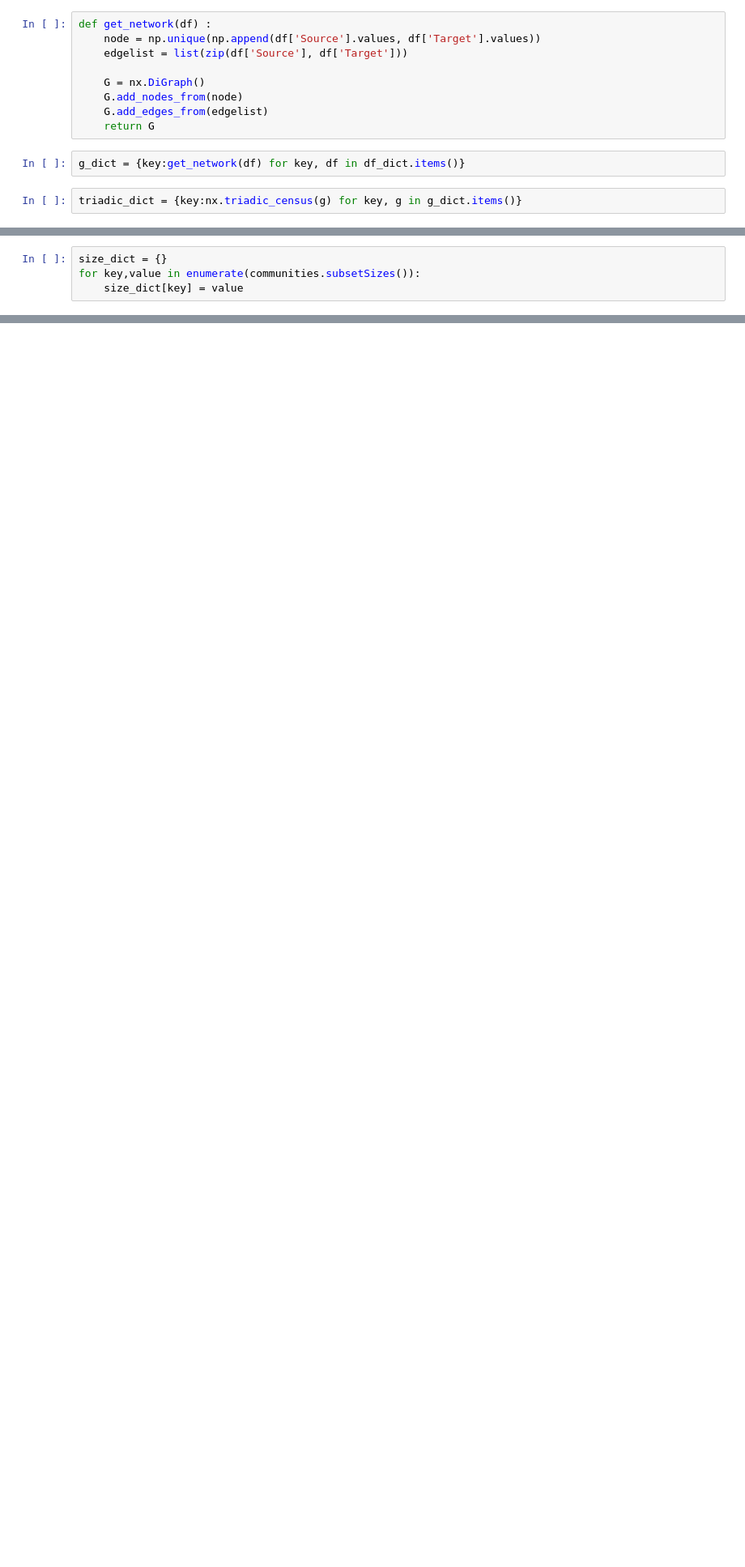
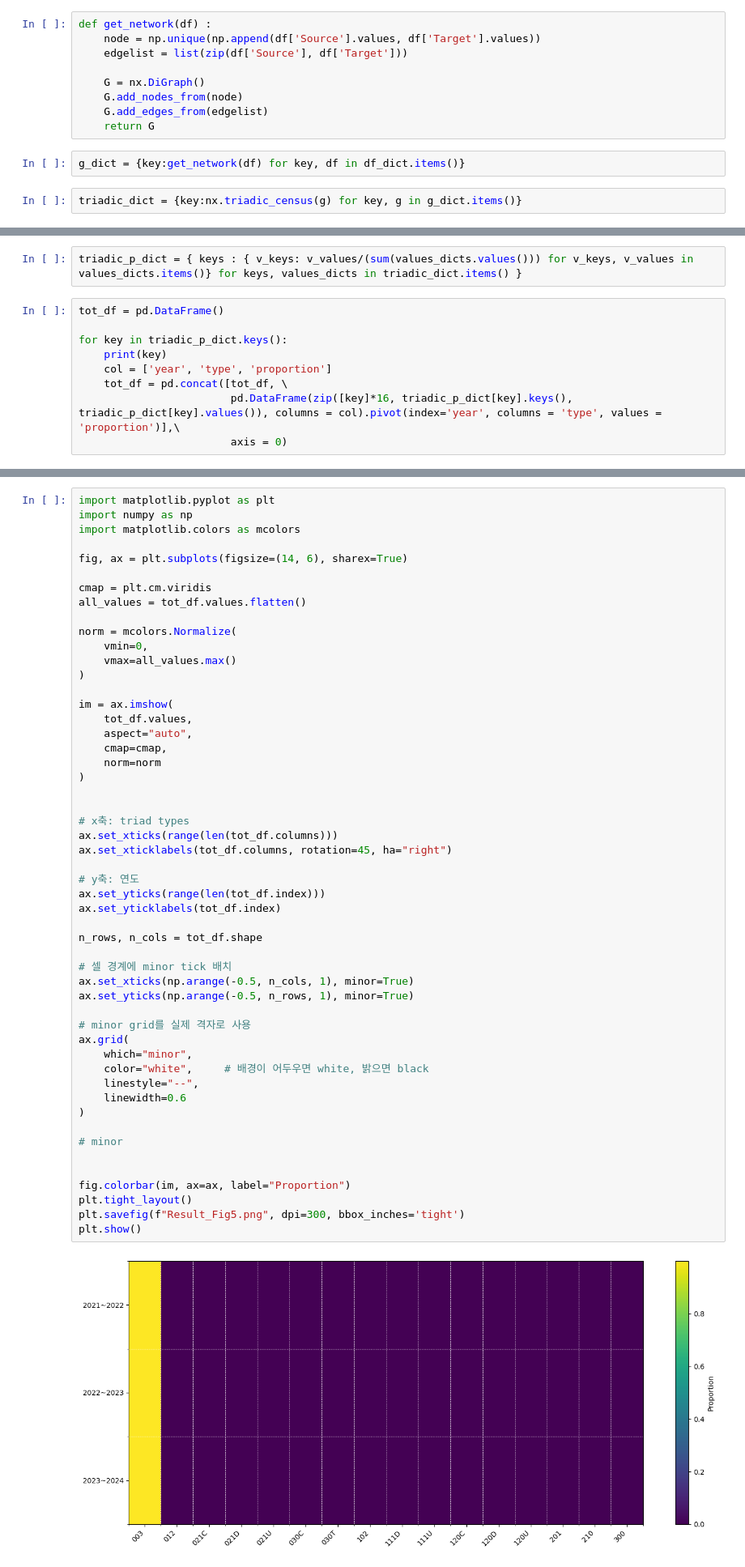
Before and after one commit to myokyunghan/stackoverflow_src_2425, a Jupyter notebook: network/python/2_1_network_analysis_centrality.ipynb, the cells around one changed output, grey strips where cells are left out. Shown at 81% size. Saved outputs shown, nothing was run; the diff lists cells and outputs as text; blank space fills up the shorter version.

```diff
--- a/network/python/2_1_network_analysis_centrality.ipynb
+++ b/network/python/2_1_network_analysis_centrality.ipynb
@@ -266,4 +41,0 @@ plt.show()
-# %%
-size_dict = {}
-for key,value in enumerate(communities.subsetSizes()):
-    size_dict[key] = value
@@ -283,0 +42,11 @@ btwn.run()
+# %%
+triadic_p_dict = { keys : { v_keys: v_values/(sum(values_dicts.values())) for v_keys, v_values in values_dicts.items()} for keys, values_dicts in triadic_dict.items() }
+# %%
+tot_df = pd.DataFrame()
+
+for key in triadic_p_dict.keys():
+    print(key)
+    col = ['year', 'type', 'proportion']
+    tot_df = pd.concat([tot_df, \
+                        pd.DataFrame(zip([key]*16, triadic_p_dict[key].keys(), triadic_p_dict[key].values()), columns = col).pivot(index='year', columns = 'type', values = 'proportion')],\
+                        axis = 0)
@@ -283,0 +57,54 @@ btwn.run()
+# %%
+import matplotlib.pyplot as plt
+import numpy as np
+import matplotlib.colors as mcolors
+
+fig, ax = plt.subplots(figsize=(14, 6), sharex=True)
+
+cmap = plt.cm.viridis
+all_values = tot_df.values.flatten()
+
+norm = mcolors.Normalize(
+    vmin=0,
+    vmax=all_values.max()
+)
+
+im = ax.imshow(
+    tot_df.values,
+    aspect="auto",
+    cmap=cmap,
+    norm=norm
+)
+
+
+# x축: triad types
+ax.set_xticks(range(len(tot_df.columns)))
+ax.set_xticklabels(tot_df.columns, rotation=45, ha="right")
+
+# y축: 연도
+ax.set_yticks(range(len(tot_df.index)))
+ax.set_yticklabels(tot_df.index)
+
+n_rows, n_cols = tot_df.shape
+
+# 셀 경계에 minor tick 배치
+ax.set_xticks(np.arange(-0.5, n_cols, 1), minor=True)
+ax.set_yticks(np.arange(-0.5, n_rows, 1), minor=True)
+
+# minor grid를 실제 격자로 사용
+ax.grid(
+    which="minor",
+    color="white",     # 배경이 어두우면 white, 밝으면 black
+    linestyle="--",
+    linewidth=0.6
+)
+
+# minor
+
+
+fig.colorbar(im, ax=ax, label="Proportion")
+plt.tight_layout()
+plt.savefig(f"Result_Fig5.png", dpi=300, bbox_inches='tight')
+plt.show()
+# %% [output]
+[figure, added]
```
Also changed, not shown: parts of 40 cells of this notebook, 29 other files.
